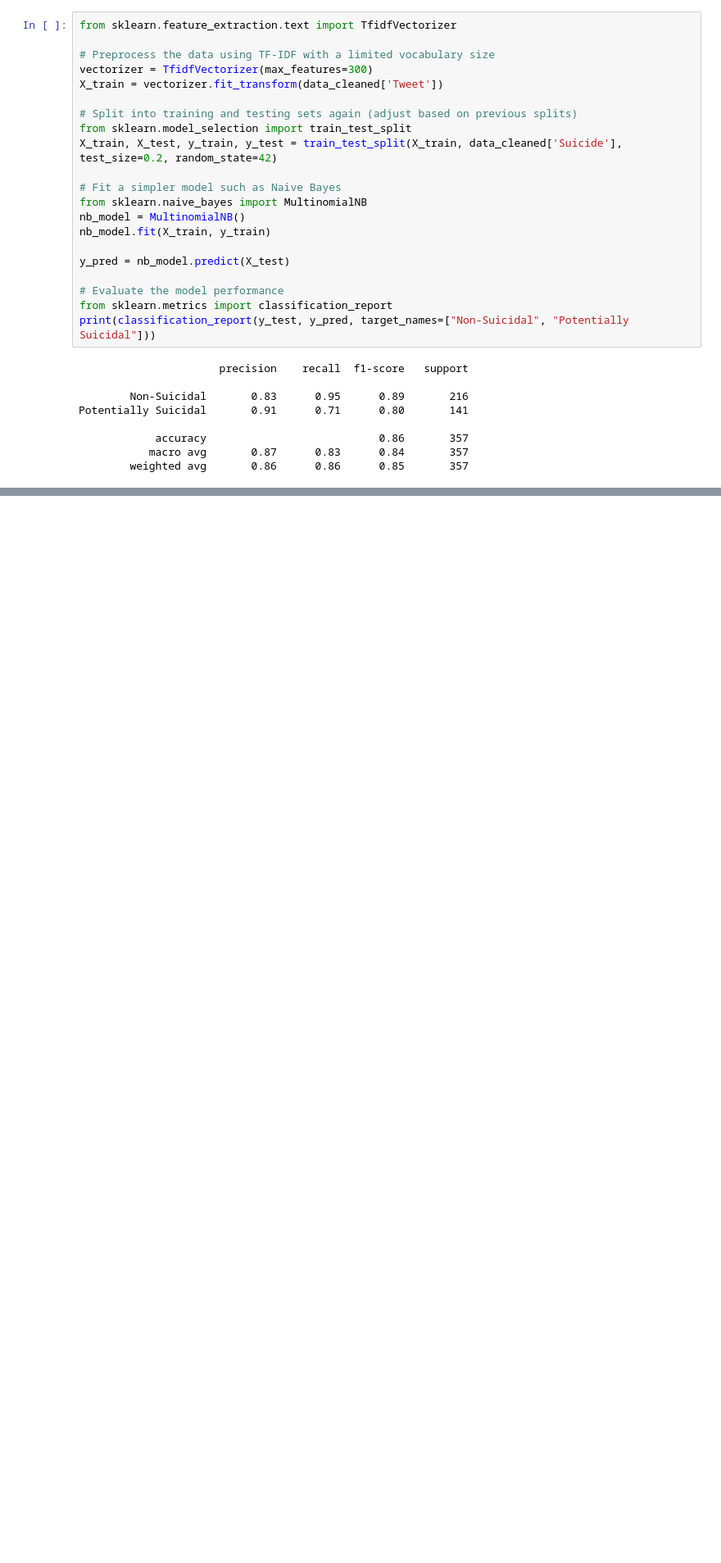
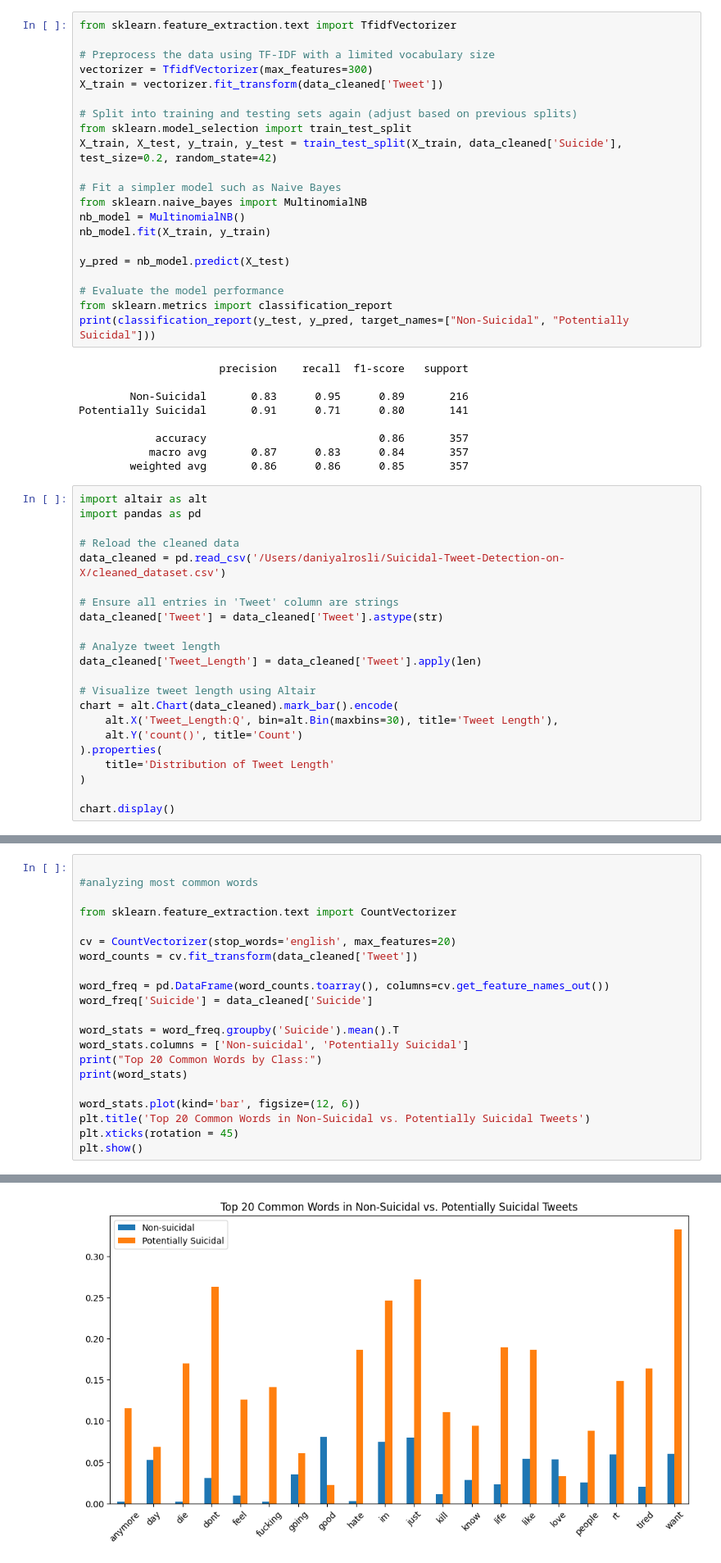
Before and after one commit to daniyalrosli/Suicidal-Tweet-Detection-on-X, a Jupyter notebook: tweet.ipynb, the cells around one changed output, grey strips where cells are left out. Shown at 82% size. Cells and saved outputs as stored; diff of their text form; blank space fills up the shorter version.

```diff
--- a/tweet.ipynb
+++ b/tweet.ipynb
@@ -271,3 +271,25 @@ Potentially Suicidal       0.91      0.71      0.80       141
             accuracy                           0.86       357
            macro avg       0.87      0.83      0.84       357
         weighted avg       0.86      0.86      0.85       357
+# %%
+import altair as alt
+import pandas as pd
+
+# Reload the cleaned data
+data_cleaned = pd.read_csv('/Users/daniyalrosli/Suicidal-Tweet-Detection-on-X/cleaned_dataset.csv')
+
+# Ensure all entries in 'Tweet' column are strings
+data_cleaned['Tweet'] = data_cleaned['Tweet'].astype(str)
+
+# Analyze tweet length
+data_cleaned['Tweet_Length'] = data_cleaned['Tweet'].apply(len)
+
+# Visualize tweet length using Altair
+chart = alt.Chart(data_cleaned).mark_bar().encode(
+    alt.X('Tweet_Length:Q', bin=alt.Bin(maxbins=30), title='Tweet Length'),
+    alt.Y('count()', title='Count')
+).properties(
+    title='Distribution of Tweet Length'
+)
+
+chart.display()
@@ -273,0 +360,22 @@ Potentially Suicidal       0.91      0.71      0.80       141
+# %%
+
+#analyzing most common words
+
+from sklearn.feature_extraction.text import CountVectorizer
+
+cv = CountVectorizer(stop_words='english', max_features=20)
+word_counts = cv.fit_transform(data_cleaned['Tweet'])
+
+word_freq = pd.DataFrame(word_counts.toarray(), columns=cv.get_feature_names_out())
+word_freq['Suicide'] = data_cleaned['Suicide']
+
+word_stats = word_freq.groupby('Suicide').mean().T
+word_stats.columns = ['Non-suicidal', 'Potentially Suicidal']
+print("Top 20 Common Words by Class:")
+print(word_stats)
+
+word_stats.plot(kind='bar', figsize=(12, 6))
+plt.title('Top 20 Common Words in Non-Suicidal vs. Potentially Suicidal Tweets')
+plt.xticks(rotation = 45)
+plt.show()
+# %% [output]
@@ -273,0 +399 @@ Potentially Suicidal       0.91      0.71      0.80       141
+[figure, added]
```
Also changed, not shown: parts of 5 cells of this notebook.
